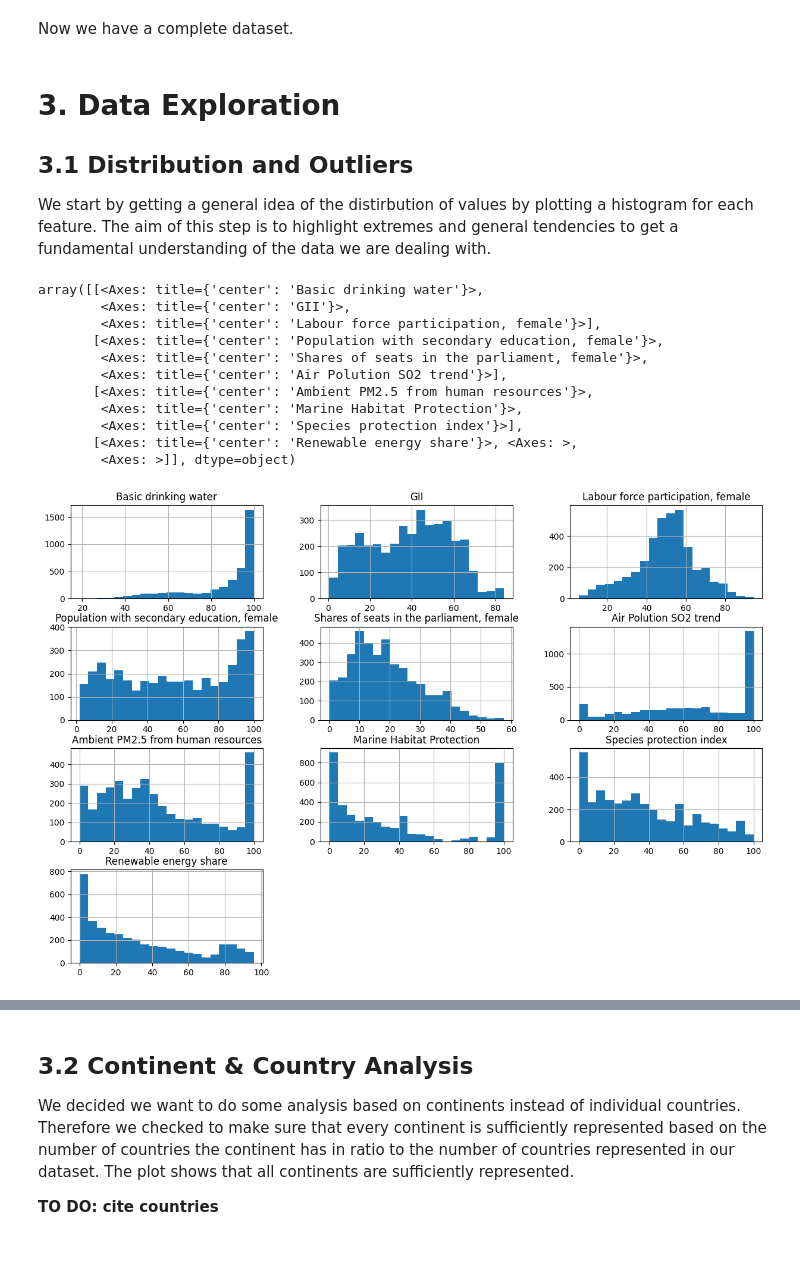
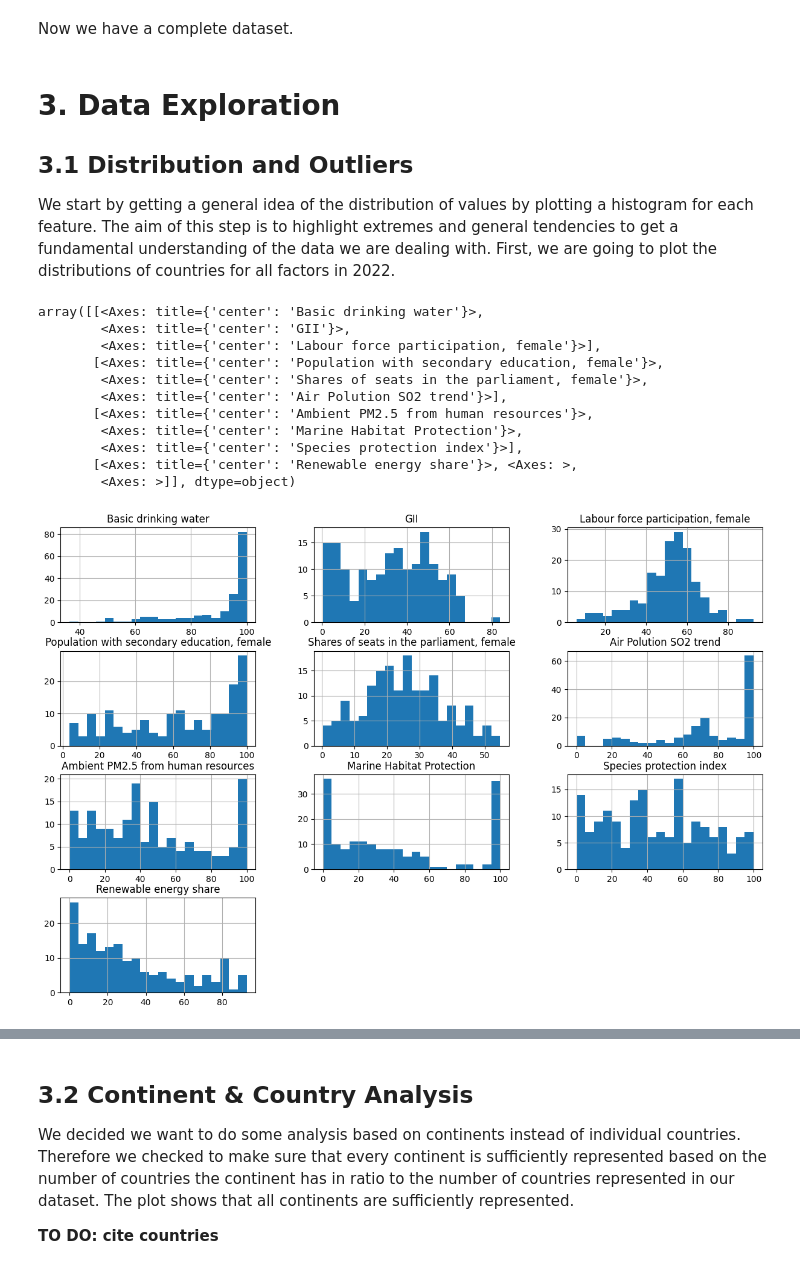
Before and after one commit to lukavicius/Gender-Equality-and-Sustainability, a Jupyter notebook: Project.ipynb, the cells around one changed output, grey strips where cells are left out. Cells and saved outputs as stored; diff of their text form; code cells hidden in the pictures.

```diff
--- a/Project.ipynb
+++ b/Project.ipynb
@@ -568,21 +567,27 @@ Now we have a complete dataset.
 # %% [markdown]
 # 3. Data Exploration
 ## 3.1 Distribution and Outliers
-We start by getting a general idea of the distirbution of values by plotting a histogram for each feature. The aim of this step is to highlight extremes and general tendencies to get a fundamental understanding of the data we are dealing with.
+We start by getting a general idea of the distribution of values by plotting a histogram for each feature. The aim of this step is to highlight extremes and general tendencies to get a fundamental understanding of the data we are dealing with. First, we are going to plot the distributions of countries for all factors in 2022.
-# %%
-numeric_cols = [col for col in data.select_dtypes(include=np.number).columns if col not in ['year']]
-data[numeric_cols].hist(figsize=(15,10), bins=20)
-# %% [output]
-array([[<Axes: title={'center': 'Basic drinking water'}>,
-        <Axes: title={'center': 'GII'}>,
-        <Axes: title={'center': 'Labour force participation, female'}>],
-       [<Axes: title={'center': 'Population with secondary education, female'}>,
-        <Axes: title={'center': 'Shares of seats in the parliament, female'}>,
-        <Axes: title={'center': 'Air Polution SO2 trend'}>],
-       [<Axes: title={'center': 'Ambient PM2.5 from human resources'}>,
-        <Axes: title={'center': 'Marine Habitat Protection'}>,
-        <Axes: title={'center': 'Species protection index'}>],
-       [<Axes: title={'center': 'Renewable energy share'}>, <Axes: >,
-        <Axes: >]], dtype=object)
-[figure, removed]
+# %%
+# Filter the data for year 2022
+data_2022 = data[data['year'] == 2022]
+
+# Select numeric columns except 'year'
+numeric_cols = [col for col in data_2022.select_dtypes(include=np.number).columns if col not in ['year']]
+
+# Plot histograms for 2022 data
+data_2022[numeric_cols].hist(figsize=(15, 10), bins=20)
+# %% [output]
+array([[<Axes: title={'center': 'Basic drinking water'}>,
+        <Axes: title={'center': 'GII'}>,
+        <Axes: title={'center': 'Labour force participation, female'}>],
+       [<Axes: title={'center': 'Population with secondary education, female'}>,
+        <Axes: title={'center': 'Shares of seats in the parliament, female'}>,
+        <Axes: title={'center': 'Air Polution SO2 trend'}>],
+       [<Axes: title={'center': 'Ambient PM2.5 from human resources'}>,
+        <Axes: title={'center': 'Marine Habitat Protection'}>,
+        <Axes: title={'center': 'Species protection index'}>],
+       [<Axes: title={'center': 'Renewable energy share'}>, <Axes: >,
+        <Axes: >]], dtype=object)
+[figure, added]
 # %% [markdown]
```
Also changed, not shown: parts of 33 cells of this notebook.
